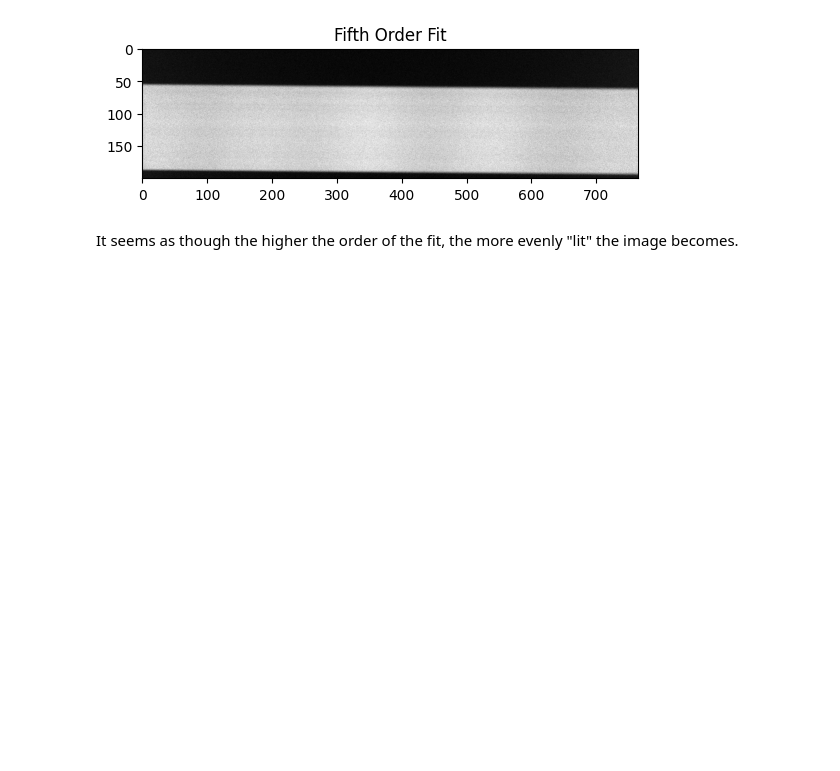
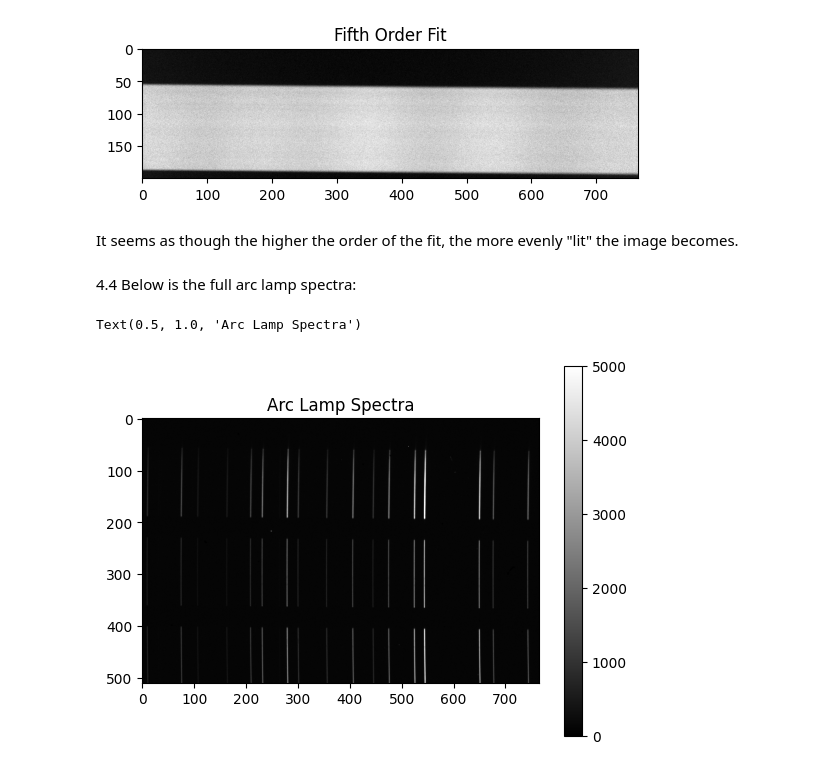
Before and after one commit to Efrain1013/AST_443, a Jupyter notebook: ryan_stuff/section_4_4.ipynb, the cells around one changed output. Cells and saved outputs as stored; diff of their text form; code cells hidden in the pictures; blank space fills up the shorter version.

```diff
--- a/ryan_stuff/section_4_4.ipynb
+++ b/ryan_stuff/section_4_4.ipynb
@@ -132,3 +136,19 @@ Text(0.5, 1.0, 'Fifth Order Fit')
 [figure]
 # %% [markdown]
 It seems as though the higher the order of the fit, the more evenly "lit" the image becomes.
+# %% [markdown]
+4.4 Below is the full arc lamp spectra:
+# %%
+from astropy.io import fits
+import matplotlib.pyplot as plt
+import numpy as np
+
+spectra = fits.open('../Lab_1/images/lab1_3_4_7_actual.00000002.FIT')
+
+spectra_data = spectra[0].data
+plt.imshow(spectra_data,cmap='gray',vmax=5000)
+plt.colorbar()
+plt.title('Arc Lamp Spectra')
+# %% [output]
+Text(0.5, 1.0, 'Arc Lamp Spectra')
+[figure, added]
```
Also changed, not shown: parts of 6 cells of this notebook.
